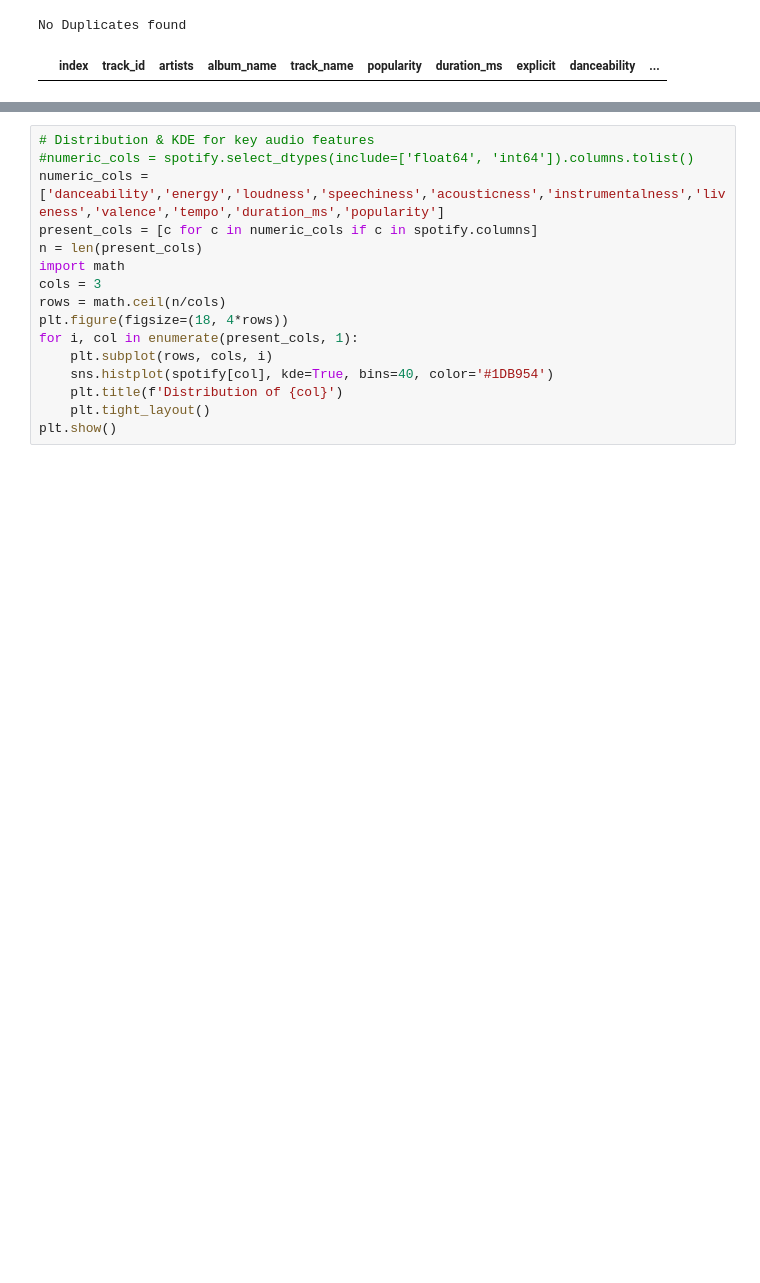
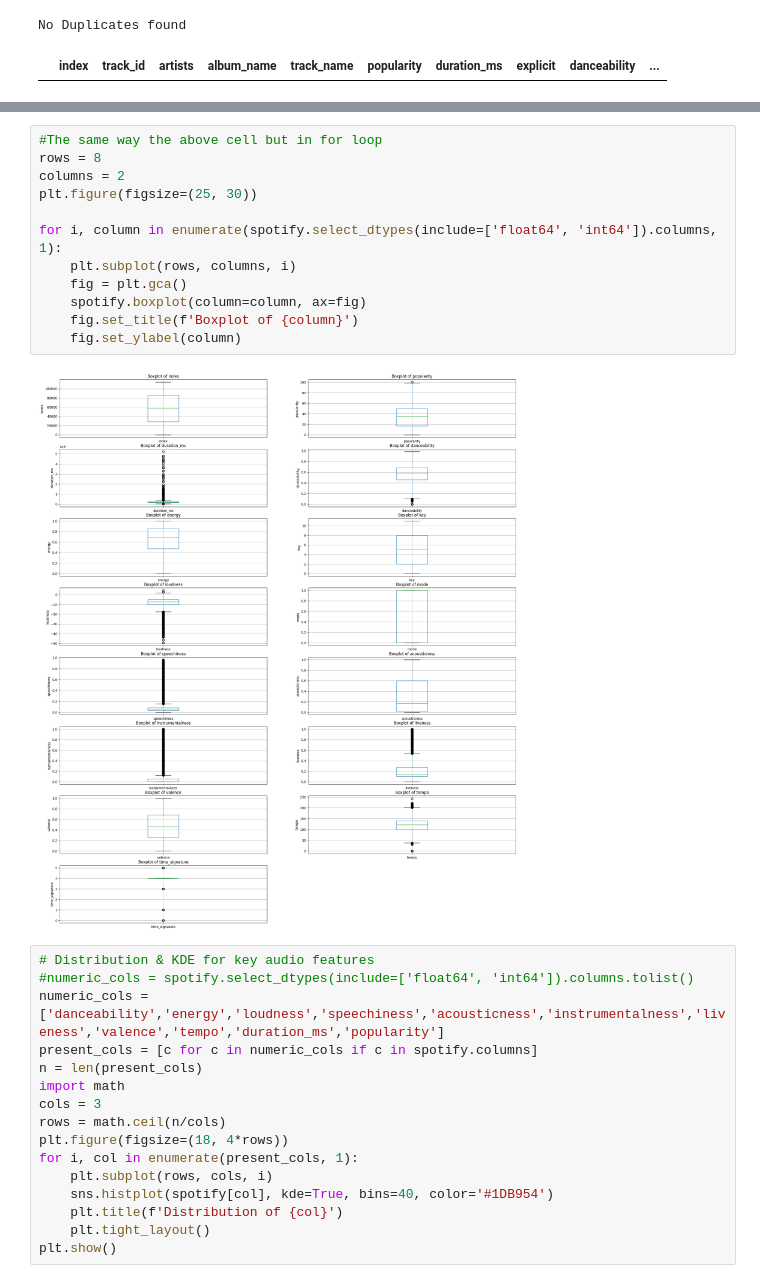
Before and after one commit to Ahmedaboenaba/Machine-Learning, a Jupyter notebook: Classification/spotify music genre.ipynb, the cells around one changed output, grey strips where cells are left out. Drawn from its saved outputs; the diff is of its cells as text; blank space fills up the shorter version.

```diff
--- a/Classification/spotify music genre.ipynb
+++ b/Classification/spotify music genre.ipynb
@@ -157,3 +234,17 @@ spotify.describe()
+# %%
+#The same way the above cell but in for loop
+rows = 8
+columns = 2
+plt.figure(figsize=(25, 30))
+
+for i, column in enumerate(spotify.select_dtypes(include=['float64', 'int64']).columns, 1):
+    plt.subplot(rows, columns, i)
+    fig = plt.gca()
+    spotify.boxplot(column=column, ax=fig)
+    fig.set_title(f'Boxplot of {column}')
+    fig.set_ylabel(column)
+# %% [output]
+[figure, added]
 # %%
 # Distribution & KDE for key audio features
 #numeric_cols = spotify.select_dtypes(include=['float64', 'int64']).columns.tolist()
```
Also changed, not shown: parts of 37 cells of this notebook, 1 other file.
